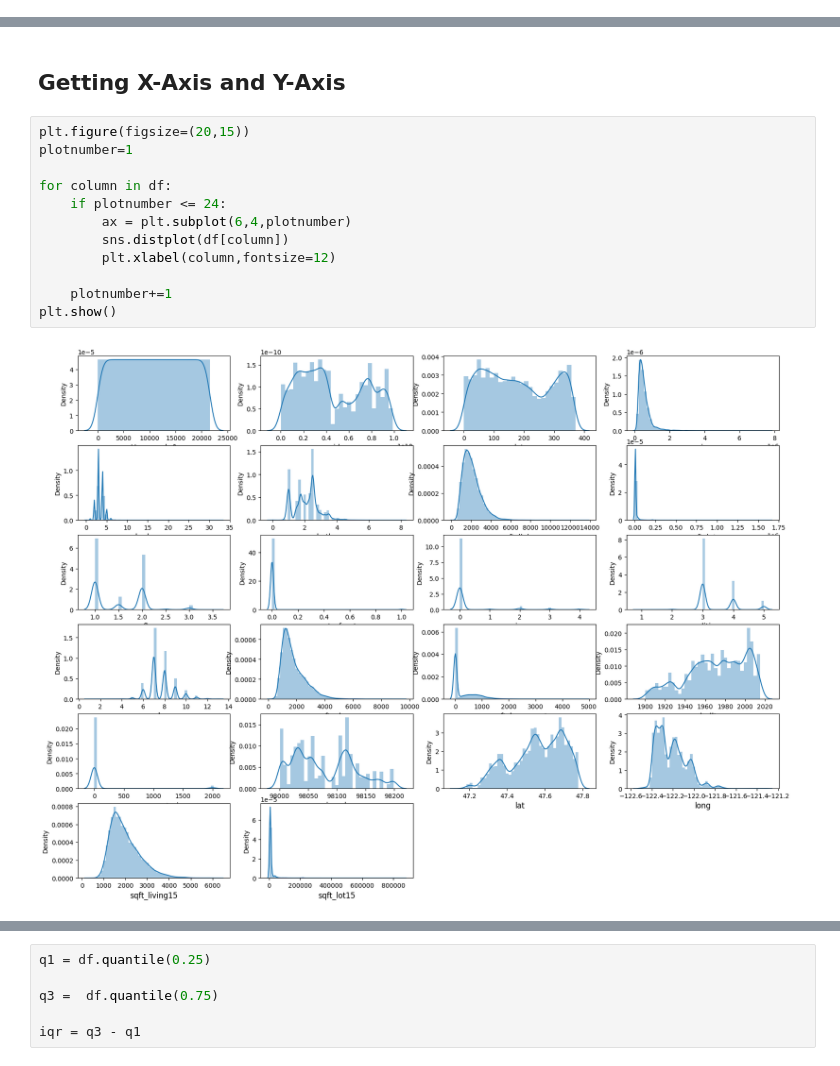
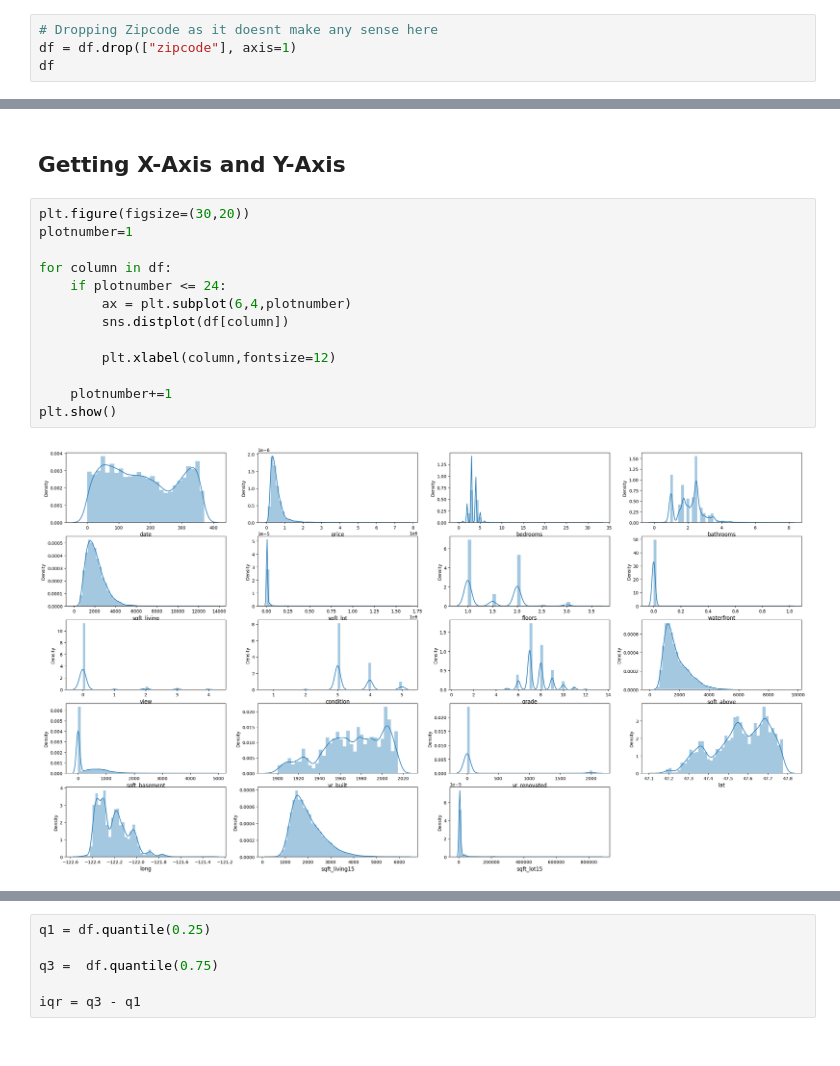
Before and after one commit to Meenutomar/ML_HomePrise, a Jupyter notebook: HomePrice.ipynb, the cells around one changed output, grey strips where cells are left out. Cells and saved outputs as stored; diff of their text form.

```diff
--- a/HomePrice.ipynb
+++ b/HomePrice.ipynb
@@ -68,3 +68,7 @@ df.describe().T
 | long | 21613.0 | -122.213896 | 0.140828 | -122.5190 | -122.328 | -122.2300 | -122.125 | -1.213150e+02 |
 | sqft_living15 | 21613.0 | 1986.552492 | 685.391304 | 399.0000 | 1490.000 | 1840.0000 | 2360.000 | 6.210000e+03 |
 | sqft_lot15 | 21613.0 | 12768.455652 | 27304.179631 | 651.0000 | 5100.000 | 7620.0000 | 10083.000 | 8.712000e+05 |
+# %%
+# Dropping Zipcode as it doesnt make any sense here
+df = df.drop(["zipcode"], axis=1)
+df
@@ -123,17 +162,18 @@ df['date'] = lab_enc.fit_transform(df['date'])
 # %% [markdown]
 ## Getting X-Axis and Y-Axis
 # %%
-plt.figure(figsize=(20,15))
+plt.figure(figsize=(30,20))
 plotnumber=1
 
 for column in df:
     if plotnumber <= 24:
         ax = plt.subplot(6,4,plotnumber)
         sns.distplot(df[column])
+
         plt.xlabel(column,fontsize=12)
 
     plotnumber+=1
 plt.show()
 # %% [output]
-[figure, old version]
+[figure, new version]
 # %%
```
Also changed, not shown: parts of 6 cells of this notebook.
